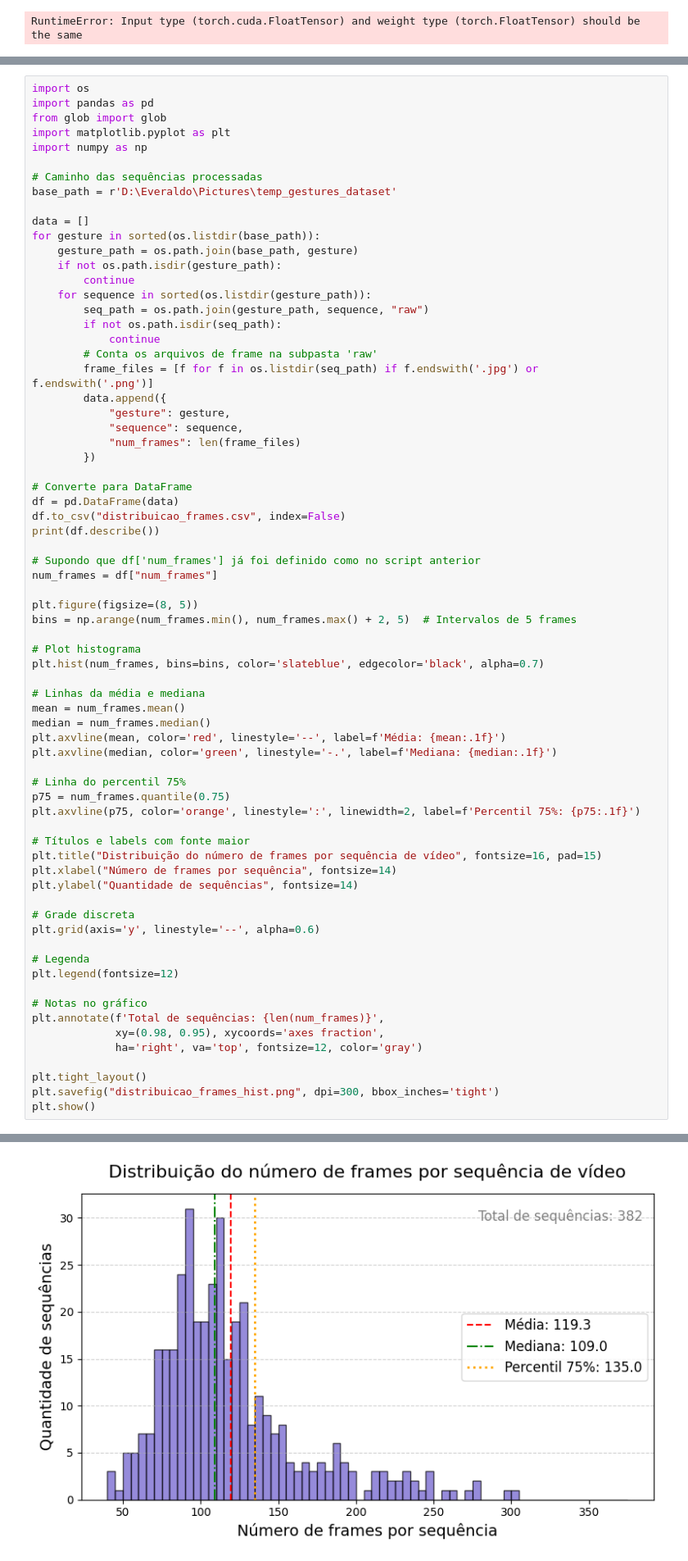
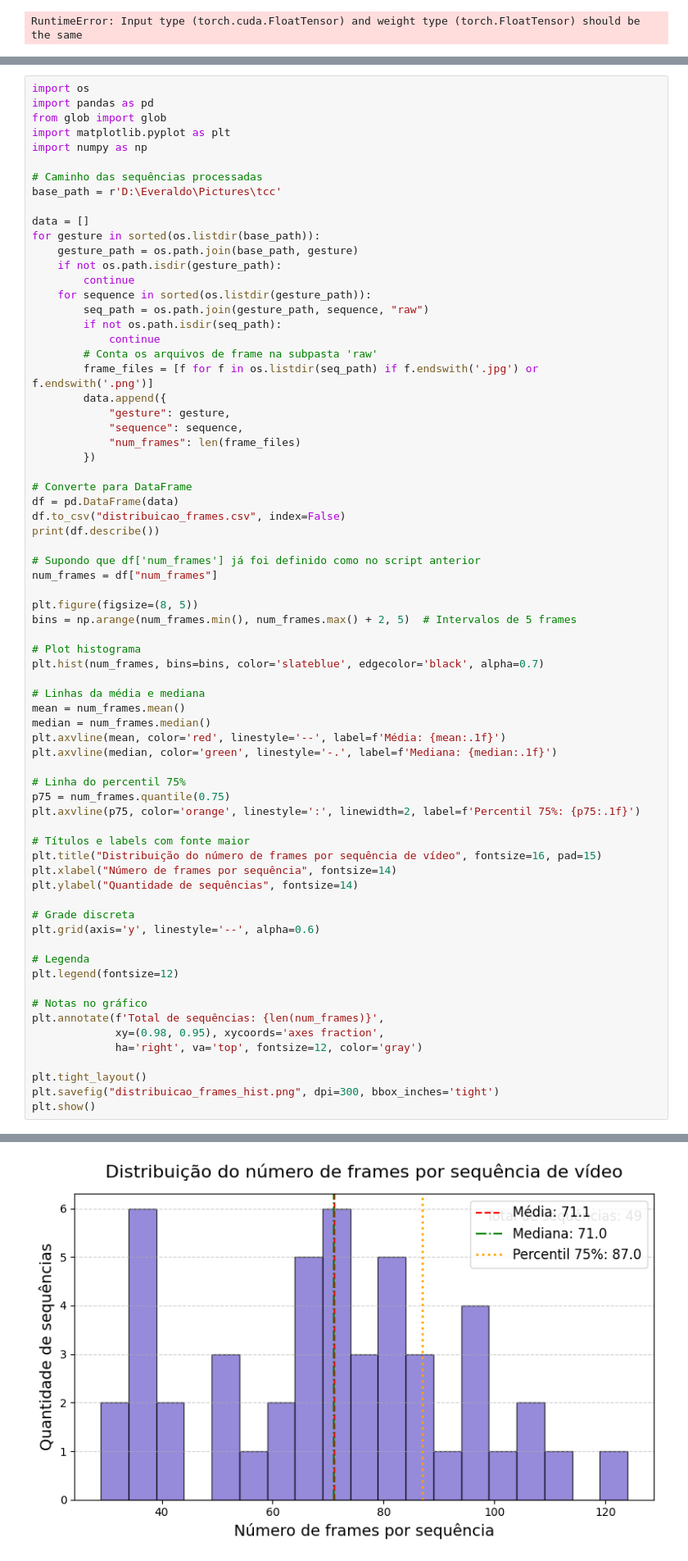
Before and after one commit to Alinevguarisi/tcc, a Jupyter notebook: train_model.ipynb, the cells around one changed output, grey strips where cells are left out. Shown: that part at 82% size. Saved outputs shown, nothing was run; the diff lists cells and outputs as text.

```diff
--- a/train_model.ipynb
+++ b/train_model.ipynb
@@ -322,7 +322,7 @@ import matplotlib.pyplot as plt
 import numpy as np
 
 # Caminho das sequências processadas
-base_path = r'D:\Everaldo\Pictures\temp_gestures_dataset'
+base_path = r'D:\Everaldo\Pictures\tcc'
 
 data = []
 for gesture in sorted(os.listdir(base_path)):
@@ -397,4 +397,4 @@ max    378.000000
-[figure, old version]
+[figure, new version]
 # %%
 import torch
 import os
```
Also changed, not shown: parts of 8 cells of this notebook, 4 other files.
